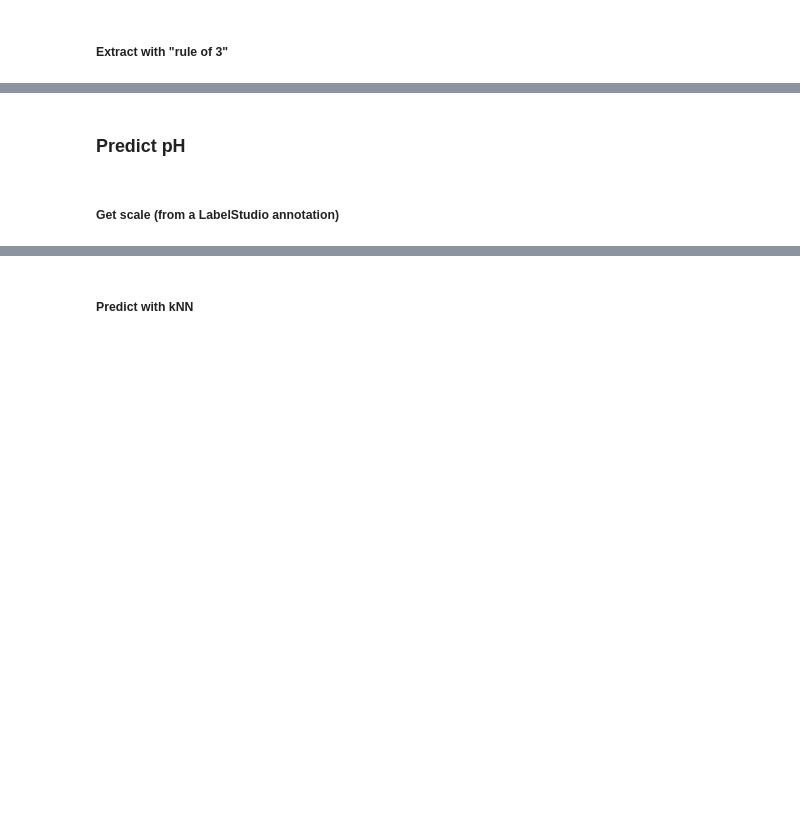
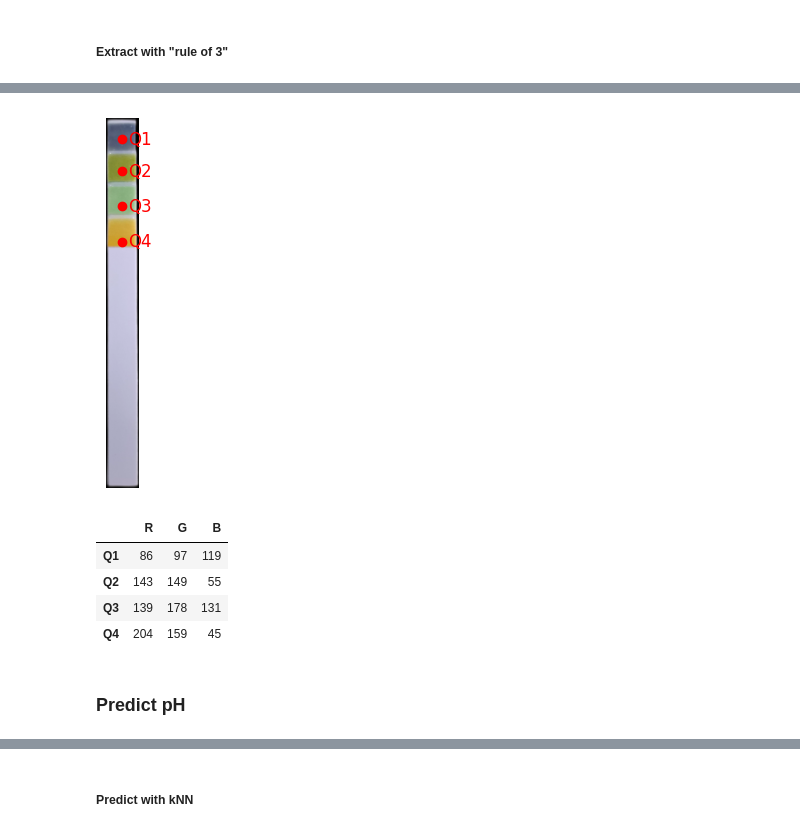
Before and after one commit to phia-organization/phia-notebooks, a Jupyter notebook: phia.ipynb, the cells around one changed output, grey strips where cells are left out. Drawn from its saved outputs; the diff is of its cells as text; code cells hidden in the pictures; blank space fills up the shorter version.

```diff
--- a/phia.ipynb
+++ b/phia.ipynb
@@ -246,4 +353,65 @@ True
+# %%
+y_measures_cm = {
+    'Q1': 0.7,
+    'Q2': 1.8,
+    'Q3': 3.0,
+    'Q4': 4.2,
+    'total': 12.6
+}
+
+
+def extract_rgbs(
+    strip: np.ndarray,
+    y_measures_cm: dict[str, float],
+) -> pd.DataFrame:
+    """
+    Extracts RGB values from the strip image at specified y-coordinates to a data frame, with Q1, Q2, Q3 and Q4 indexed by y-coordinates in cm.
+
+    Args:
+        strip (np.ndarray): The white balanced image of the strip.
+        y_measures_cm (dict[str, float]): Dictionary with y-coordinates in cm.
+
+    Returns:
+        pd.DataFrame: DataFrame containing RGB values and their corresponding y-coordinates.
+    """
+    strip = cv2.cvtColor(strip, cv2.COLOR_BGR2RGB)
+
+    height, width, _ = strip.shape
+    center_x = width // 2
+
+    df_data = {}
+    for key in ['Q1', 'Q2', 'Q3', 'Q4']:
+        proportion = y_measures_cm[key] / y_measures_cm['total']
+        y_pos = int(proportion * height)
+        y_pos = min(max(y_pos, 0), height - 1)
+        rgb = strip[y_pos, center_x]
+        df_data[key] = rgb[:3]
+
+    df = pd.DataFrame(df_data, index=['R', 'G', 'B']).T
+
+    plt.imshow(strip)
+    for key in ['Q1', 'Q2', 'Q3', 'Q4']:
+        proportion = y_measures_cm[key] / y_measures_cm['total']
+        y_pos = int(proportion * height)
+        plt.plot(center_x, y_pos, 'ro')
+        plt.text(center_x + 50, y_pos, key, color='red', fontsize=12, verticalalignment='center')
+
+    plt.axis('off')
+    plt.savefig(f'outputs/{dir_identifier}/{filename}-5-extract-rgbs.{extension}', bbox_inches='tight', pad_inches=0)
+    plt.show()
+
+    df.to_csv(f'outputs/{dir_identifier}/{filename}-5-extract-rgbs.csv', index_label='Color')
+
+    return df
+
+rgb_df = extract_rgbs(white_balanced_strip, y_measures_cm)
+rgb_df
+# %% [output]
+[figure, added]
+|  | R | G | B |
+| Q1 | 86 | 97 | 119 |
+| Q2 | 143 | 149 | 55 |
+| Q3 | 139 | 178 | 131 |
+| Q4 | 204 | 159 | 45 |
 # %% [markdown]
 ### Predict pH
-# %% [markdown]
-##### Get scale (from a LabelStudio annotation)
```
Also changed, not shown: parts of 25 cells of this notebook, 14 other files.
